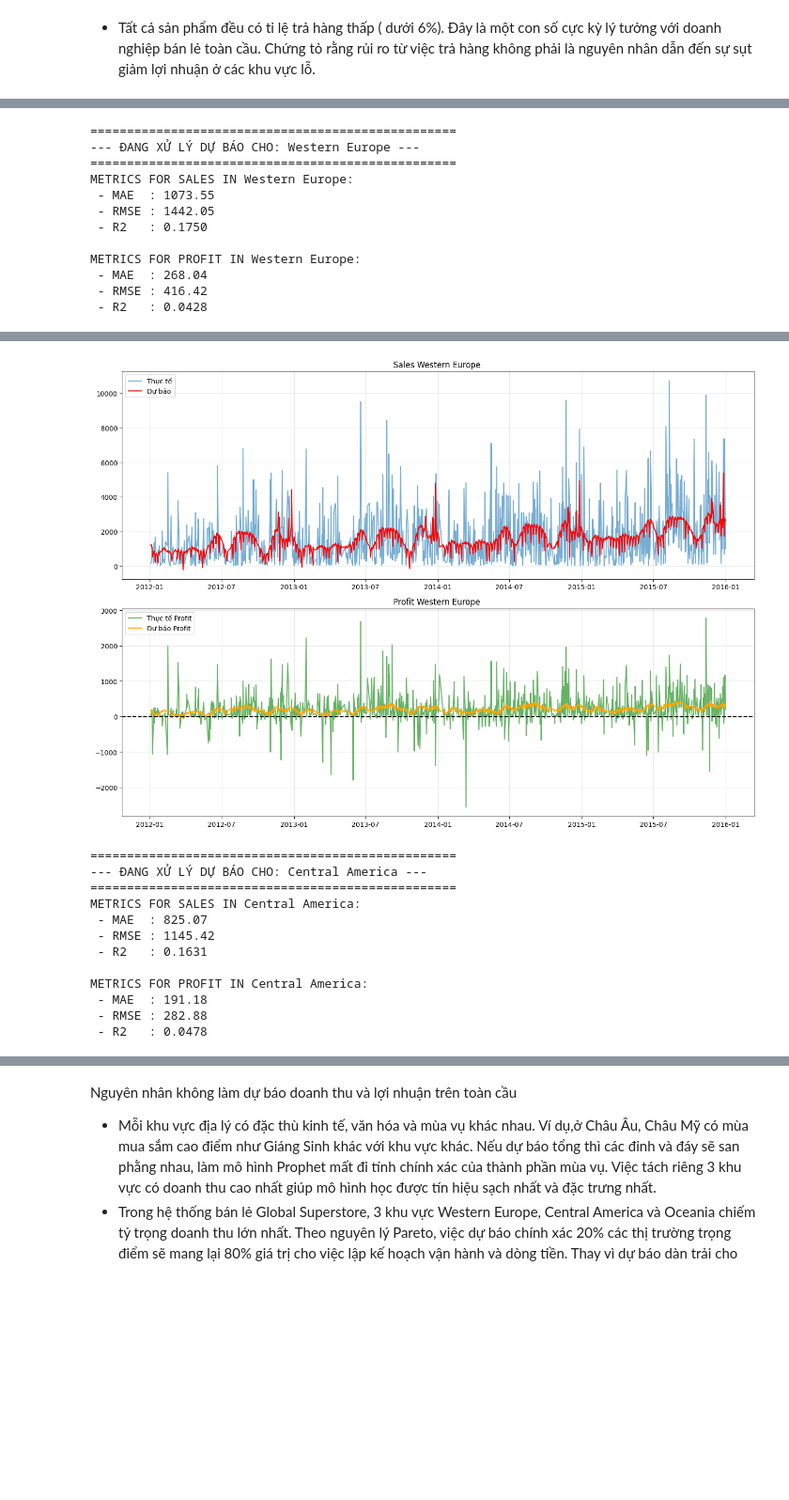
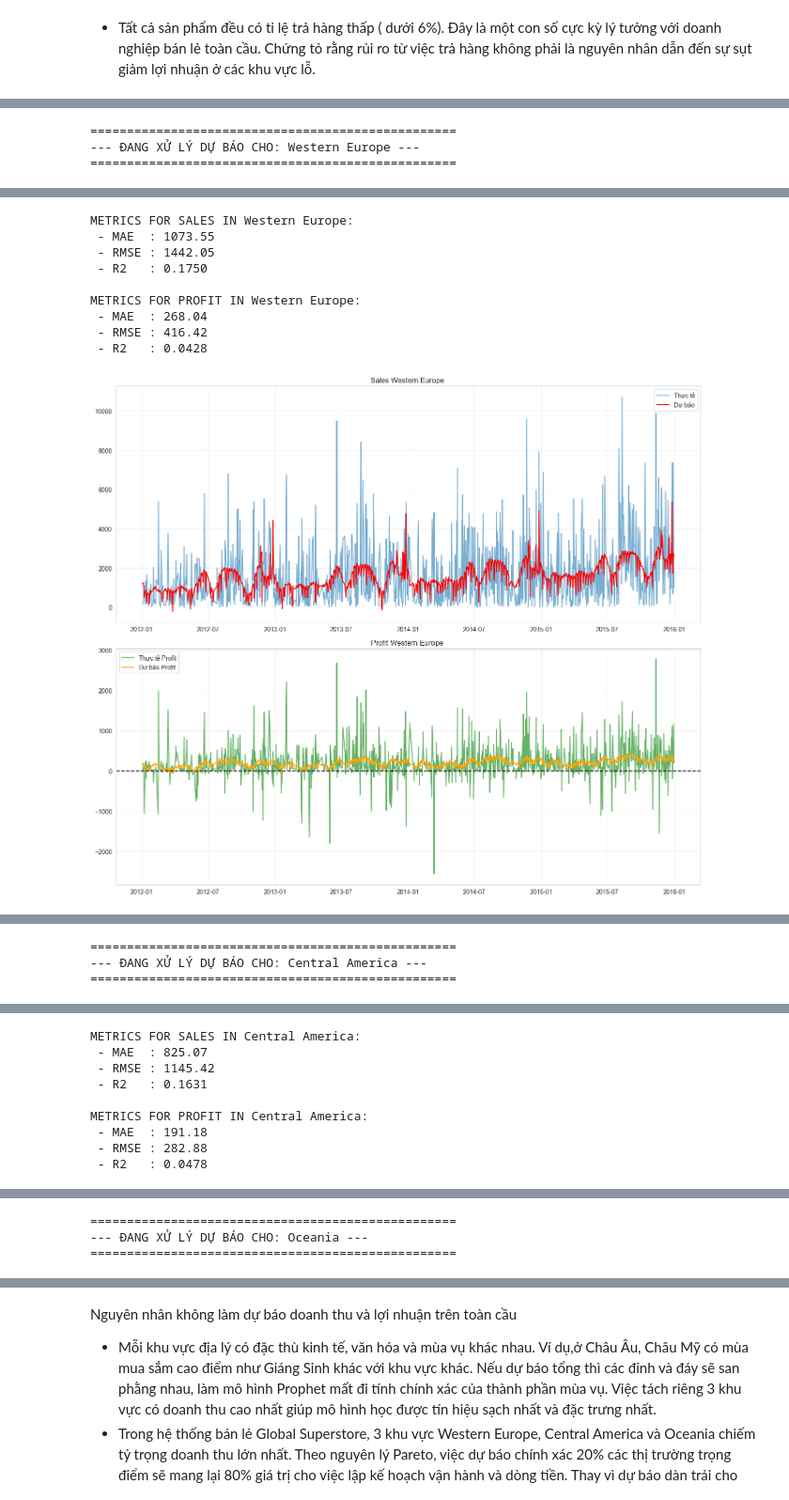
Before and after one commit to TranggVu/TranggVu_GlobalSuperStore, a Jupyter notebook: Global_Superstore.ipynb, the cells around one changed output, grey strips where cells are left out. Shown at 94% size. Cells and saved outputs as stored; diff of their text form; code cells hidden in the pictures; blank space fills up the shorter version.

```diff
--- a/Global_Superstore.ipynb
+++ b/Global_Superstore.ipynb
@@ -293,6 +295,9 @@ plt.show()
 
 -> Kết hợp với biểu đồ lợi nhuận bên trên thì dải chi phí vận chuyển tăng cao này là nguyên nhân nhiều đơn hàng có lỗ lớn
 # %%
+od['Order Date'] = pd.to_datetime(od['Order Date'])
+od['Quarter'] = od['Order Date'].dt.to_period('Q').astype(str)
+df_quy = od.groupby('Quarter')['Sales'].sum().reset_index()
 od['Quarter'] = od['Order Date'].dt.to_period('Q').astype(str)
 df_quy = od.groupby('Quarter')['Sales'].sum().reset_index()
 plt.figure(figsize=(15, 6))
@@ -569,6 +576,5 @@ plt.show()
 # %%
 logging.getLogger("cmdstanpy").setLevel(logging.WARNING)
-
 # ==================== ĐỊNH NGHĨA NGÀY LỄ ====================
 black_friday = pd.DataFrame({
     'holiday': 'black_friday',
@@ -576,16 +582,13 @@ black_friday = pd.DataFrame({
     'lower_window': -1,
     'upper_window': 3,
 })
-
 christmas_newyear = pd.DataFrame({
     'holiday': 'christmas_newyear',
     'ds': pd.to_datetime(['2012-12-25', '2013-12-25', '2014-12-25', '2015-12-25']),
     'lower_window': -7,
     'upper_window': 2,
 })
-
 holidays_df = pd.concat([black_friday, christmas_newyear])
-
 # ==================== DỰ BÁO VÀ ĐÁNH GIÁ ====================
 top_regions = ['Western Europe', 'Central America', 'Oceania']
 
@@ -593,14 +596,11 @@ for region in top_regions:
     print(f"\n" + "="*50)
     print(f"--- ĐANG XỬ LÝ DỰ BÁO CHO: {region} ---")
     print("="*50)
-
     # Lọc dữ liệu theo vùng
     df_region = od[od['Region'] == region]
-
     # --- 1. XỬ LÝ SALES ---
     daily_sales = df_region.groupby('Order Date')['Sales'].sum().reset_index()
     daily_sales.columns = ['ds', 'y']
-
     model_sales = Prophet(
         holidays=holidays_df,
         yearly_seasonality=True,
@@ -608,56 +608,42 @@ for region in top_regions:
         changepoint_prior_scale=0.05
     )
     model_sales.fit(daily_sales)
-
     future_sales = model_sales.make_future_dataframe(periods=365)
     forecast_sales = model_sales.predict(future_sales)
-
     # --- 2. XỬ LÝ PROFIT ---
     daily_profit = df_region.groupby('Order Date')['Profit'].sum().reset_index()
     daily_profit.columns = ['ds', 'y']
-
     model_profit = Prophet(yearly_seasonality=True)
     model_profit.fit(daily_profit)
-
     future_profit = model_profit.make_future_dataframe(periods=365)
     forecast_profit = model_profit.predict(future_profit)
-
     # ==================== ĐÁNH GIÁ CHI TIẾT ====================
-
     # --- Đánh giá Sales ---
     perf_sales = pd.merge(daily_sales[['ds', 'y']], forecast_sales[['ds', 'yhat']], on='ds')
     mae_s = mean_absolute_error(perf_sales['y'], perf_sales['yhat'])
     rmse_s = np.sqrt(mean_squared_error(perf_sales['y'], perf_sales['yhat']))
     r2_s = r2_score(perf_sales['y'], perf_sales['yhat'])
-
     print(f"METRICS FOR SALES IN {region}:")
     print(f" - MAE  : {mae_s:.2f}")
     print(f" - RMSE : {rmse_s:.2f}")
     print(f" - R2   : {r2_s:.4f}")
-
-
     # --- Đánh giá Profit ---
     perf_profit = pd.merge(daily_profit[['ds', 'y']], forecast_profit[['ds', 'yhat']], on='ds')
     mae_p = mean_absolute_error(perf_profit['y'], perf_profit['yhat'])
     rmse_p = np.sqrt(mean_squared_error(perf_profit['y'], perf_profit['yhat']))
     r2_p = r2_score(perf_profit['y'], perf_profit['yhat'])
-
     print(f"\nMETRICS FOR PROFIT IN {region}:")
     print(f" - MAE  : {mae_p:.2f}")
     print(f" - RMSE : {rmse_p:.2f}")
     print(f" - R2   : {r2_p:.4f}")
-
-
     # ==================== VẼ BIỂU ĐỒ ====================
-    fig, (ax1, ax2) = plt.subplots(2, 1, figsize=(14, 10))
-
+    fig, (ax1, ax2) = plt.subplots(2, 1, figsize=(14, 12))
     # Đồ thị Sales
     ax1.plot(perf_sales['ds'], perf_sales['y'], label='Thực tế', alpha=0.6)
     ax1.plot(perf_sales['ds'], perf_sales['yhat'], label='Dự báo', color='red')
     ax1.set_title(f"Sales {region} ")
     ax1.legend()
     ax1.grid(True, alpha=0.3)
-
     # Đồ thị Profit
     ax2.plot(perf_profit['ds'], perf_profit['y'], label='Thực tế Profit', alpha=0.6, color='green')
     ax2.plot(perf_profit['ds'], perf_profit['yhat'], label='Dự báo Profit', color='orange')
@@ -665,19 +651,9 @@ for region in top_regions:
     ax2.set_title(f"Profit {region} ")
     ax2.legend()
     ax2.grid(True, alpha=0.3)
-
     plt.tight_layout()
     plt.show()
 # %% [output]
 ==================================================
 --- ĐANG XỬ LÝ DỰ BÁO CHO: Western Europe ---
 ==================================================
-METRICS FOR SALES IN Western Europe:
- - MAE  : 1073.55
- - RMSE : 1442.05
- - R2   : 0.1750
-
-METRICS FOR PROFIT IN Western Europe:
- - MAE  : 268.04
- - RMSE : 416.42
- - R2   : 0.0428
@@ -684,13 +664,10 @@ METRICS FOR PROFIT IN Western Europe:
+METRICS FOR SALES IN Western Europe:
+ - MAE  : 1073.55
+ - RMSE : 1442.05
+ - R2   : 0.1750
+
+METRICS FOR PROFIT IN Western Europe:
+ - MAE  : 268.04
+ - RMSE : 416.42
+ - R2   : 0.0428
-[figure, old version]
+[figure, new version]
-==================================================
---- ĐANG XỬ LÝ DỰ BÁO CHO: Central America ---
-==================================================
-METRICS FOR SALES IN Central America:
- - MAE  : 825.07
- - RMSE : 1145.42
- - R2   : 0.1631
-
-METRICS FOR PROFIT IN Central America:
- - MAE  : 191.18
- - RMSE : 282.88
- - R2   : 0.0478
@@ -696,0 +675,3 @@ METRICS FOR PROFIT IN Central America:
+==================================================
+--- ĐANG XỬ LÝ DỰ BÁO CHO: Central America ---
+==================================================
@@ -696,0 +681,9 @@ METRICS FOR PROFIT IN Central America:
+METRICS FOR SALES IN Central America:
+ - MAE  : 825.07
+ - RMSE : 1145.42
+ - R2   : 0.1631
+
+METRICS FOR PROFIT IN Central America:
+ - MAE  : 191.18
+ - RMSE : 282.88
+ - R2   : 0.0478
@@ -709,0 +692,3 @@ METRICS FOR PROFIT IN Oceania:
+==================================================
+--- ĐANG XỬ LÝ DỰ BÁO CHO: Oceania ---
+==================================================
```
Also changed, not shown: parts of 9 cells of this notebook, 2 other files.
